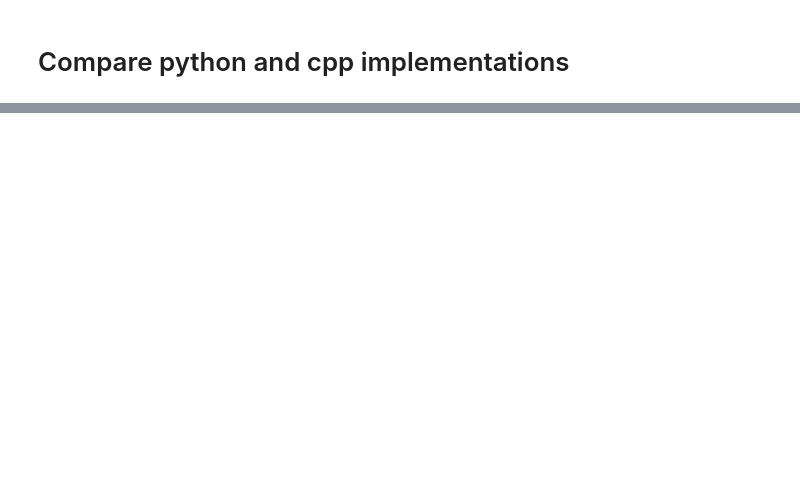
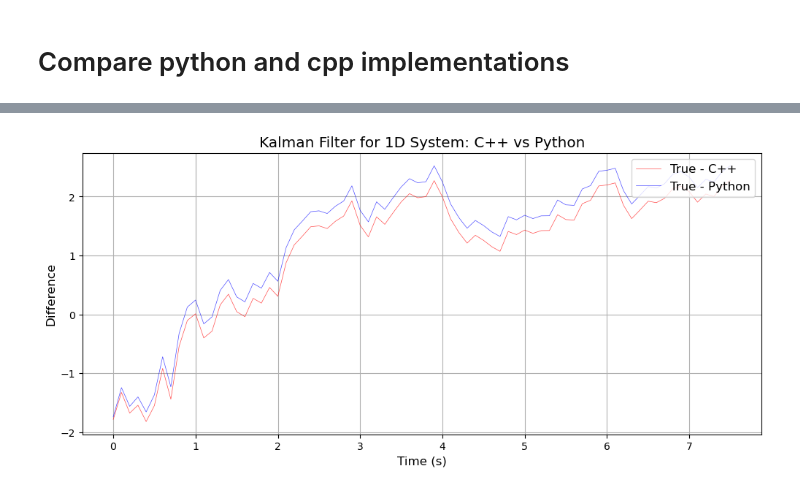
Before and after one commit to anthonypetertc/KalmanFilter, a Jupyter notebook: src/py-cpp-comparison.ipynb, the cells around one changed output, grey strips where cells are left out. Saved outputs shown, nothing was run; the diff lists cells and outputs as text; code cells hidden in the pictures; blank space fills up the shorter version.

```diff
--- a/src/py-cpp-comparison.ipynb
+++ b/src/py-cpp-comparison.ipynb
@@ -148,0 +151,16 @@ plt.show()
+# %%
+# plot the difference between the C++ and Python implementations with the true position
+
+fig = plt.figure(figsize=(12, 5))
+# C++
+plt.plot(cpp_data['time'], (cpp_data['true']-cpp_data['update']), '-', label='True - C++',  color='r', markersize=7, linewidth=0.5, alpha=0.7)
+# python
+plt.plot(cpp_data['time'], (cpp_data['true']-py_updates), '-', label='True - Python',  color='b', markersize=7, linewidth=0.5, alpha=0.7)
+
+plt.legend(loc='upper right', fontsize=fnt)
+plt.title('Kalman Filter for 1D System: C++ vs Python', fontsize=fnt*1.2)
+plt.xlabel('Time (s)', fontsize=fnt)
+plt.ylabel('Difference', fontsize=fnt)
+plt.grid()
+# %% [output]
+[figure, added]
```
Also changed, not shown: parts of 7 cells of this notebook, 8 other files.
